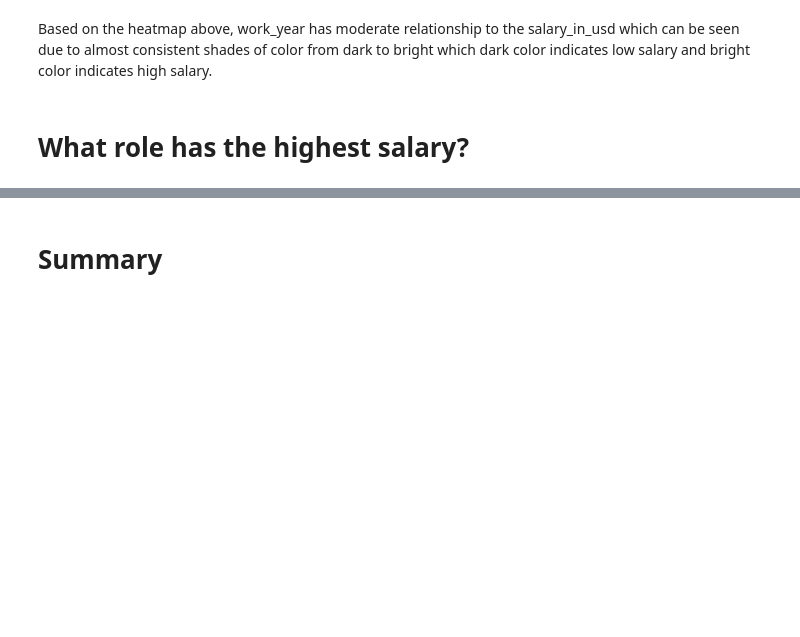
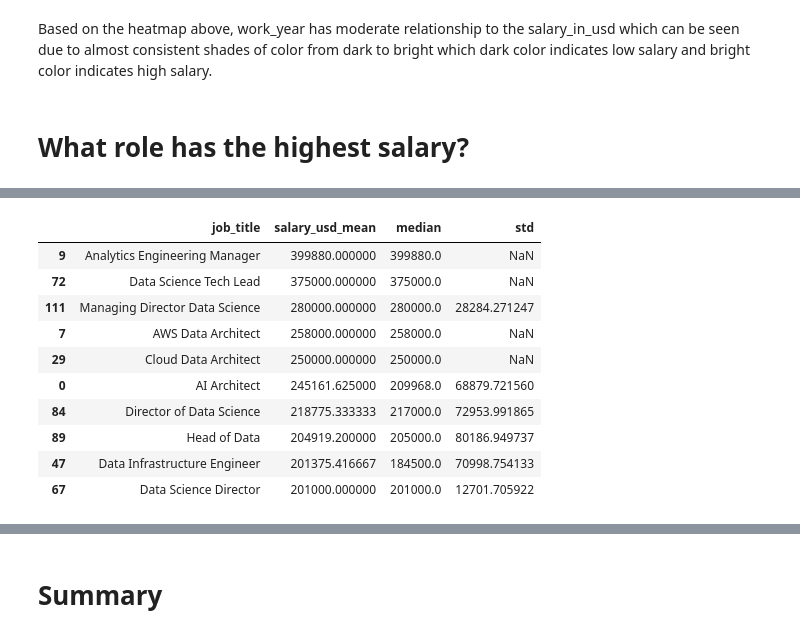
Before and after one commit to DickyAdi/DS2024_analysis, a Jupyter notebook: analysis.ipynb, the cells around one changed output, grey strips where cells are left out. Drawn from its saved outputs; the diff is of its cells as text; code cells hidden in the pictures; blank space fills up the shorter version.

```diff
--- a/analysis.ipynb
+++ b/analysis.ipynb
@@ -331,0 +334,17 @@ plt.figure(figsize=(15,6))
+# %%
+jobGroupedFreqFriendly = df.groupby('job_title').agg({'salary_in_usd' : ['mean', 'median', 'std']}, skipna=True).reset_index()
+jobGroupedFreqFriendly.columns = ['job_title', 'salary_usd_mean', 'median','std']
+jobGroupedFreqFriendly = jobGroupedFreqFriendly.sort_values(by=['salary_usd_mean', 'median','std'], ascending=False)
+jobGroupedFreqFriendly[:10]
+# %% [output]
+|  | job_title | salary_usd_mean | median | std |
+| 9 | Analytics Engineering Manager | 399880.000000 | 399880.0 | NaN |
+| 72 | Data Science Tech Lead | 375000.000000 | 375000.0 | NaN |
+| 111 | Managing Director Data Science | 280000.000000 | 280000.0 | 28284.271247 |
+| 7 | AWS Data Architect | 258000.000000 | 258000.0 | NaN |
+| 29 | Cloud Data Architect | 250000.000000 | 250000.0 | NaN |
+| 0 | AI Architect | 245161.625000 | 209968.0 | 68879.721560 |
+| 84 | Director of Data Science | 218775.333333 | 217000.0 | 72953.991865 |
+| 89 | Head of Data | 204919.200000 | 205000.0 | 80186.949737 |
+| 47 | Data Infrastructure Engineer | 201375.416667 | 184500.0 | 70998.754133 |
+| 67 | Data Science Director | 201000.000000 | 201000.0 | 12701.705922 |
```
Also changed, not shown: parts of 4 cells of this notebook.
